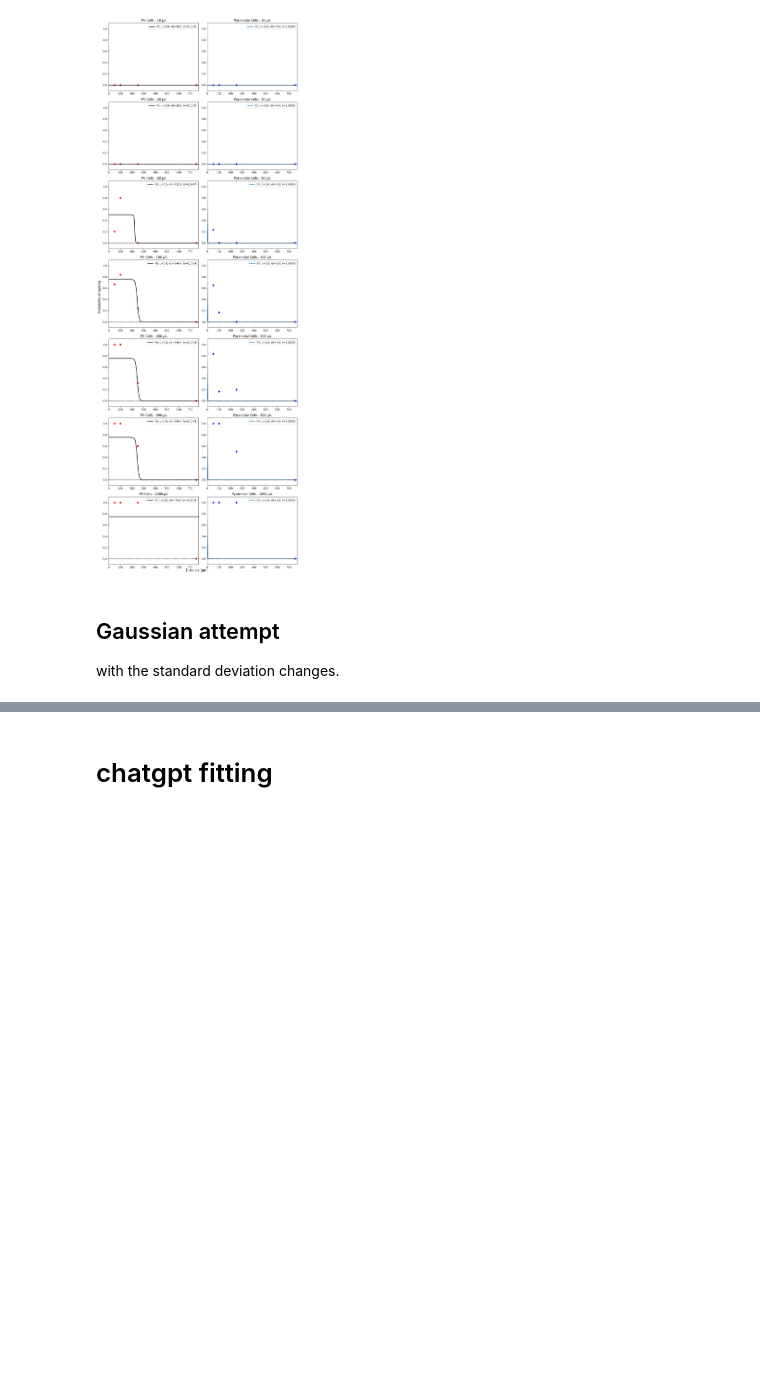
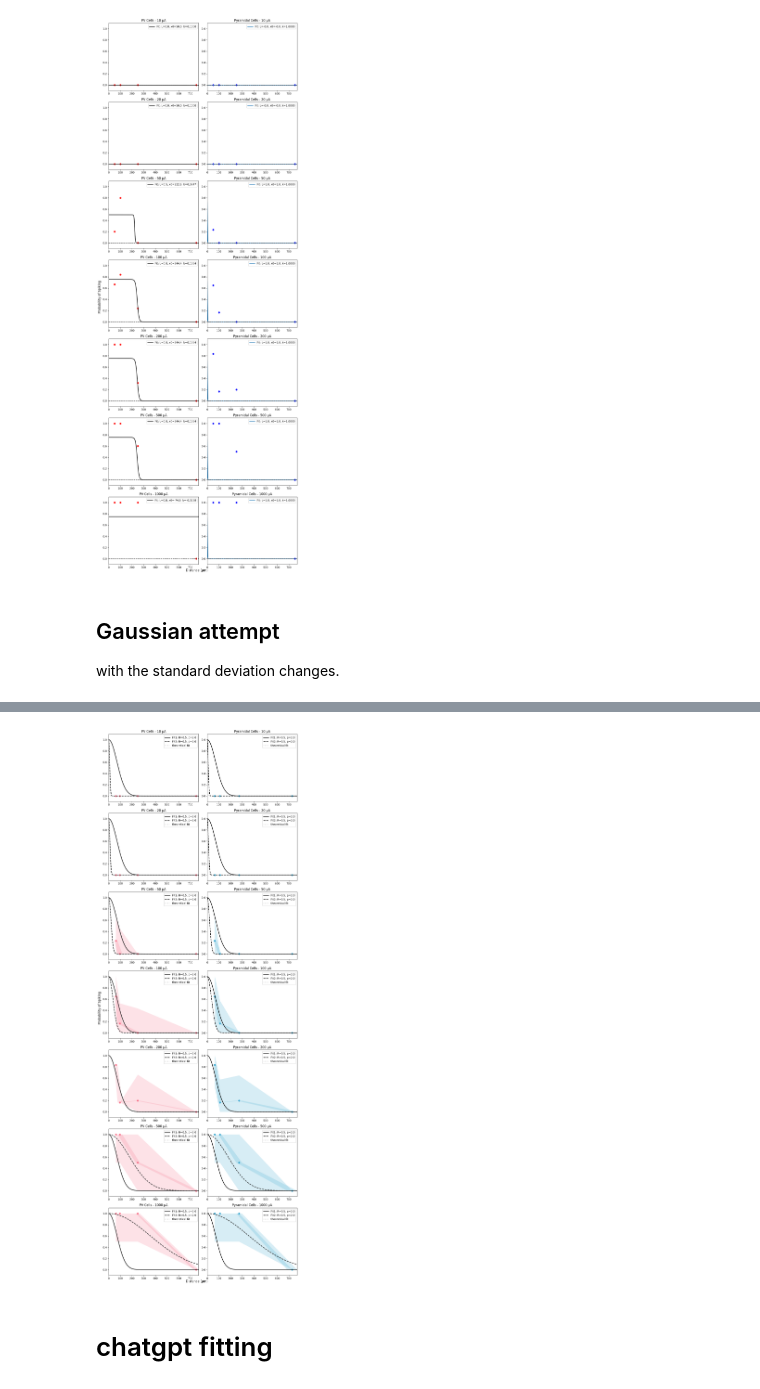
Before and after one commit to MaxPiatine/microstim, a Jupyter notebook: analysis/params.ipynb, the cells around one changed output, grey strips where cells are left out. Saved outputs shown, nothing was run; the diff lists cells and outputs as text; code cells hidden in the pictures; blank space fills up the shorter version.

```diff
--- a/analysis/params.ipynb
+++ b/analysis/params.ipynb
@@ -388,0 +433,16 @@ plt.show()
+# %%
+def gauss_fit1(I):
+    def model(x, R, p):
+        return np.exp(-x**2 / (100**2+(R * I)**(2/(p+2))))
+    return model
+
+def gauss1(x, I, R, p):
+    return np.exp(-x**2 / (100**2 +(R * I)**(2/(p+2))))
+
+def gauss_fit2(I):
+    def model(x, R, p):
+        return np.exp(-x**2 / (100+(R * I)**(p)))
+    return model
+
+def gauss2(x, I, R, p):
+    return np.exp(-x**2 / (100 +(R * I)**p))
@@ -389,3 +491,68 @@ plt.show()
+# %%
+fig, axes = plt.subplots(nrows=7, ncols=2, figsize=(11, 30))
+axes = axes.flatten()
+
+x_fit = np.linspace(0, 770, 500)
+count = 0
+for intensity in intensities:
+    ax = axes[count]
+
+    data = pv_data[intensity]
+    x, xerr, y, yerr = data["x"], data["xerr"], data["y"], data["yerr"]
+    y_low  = np.clip(y - yerr, 0, 1)
+    y_high = np.clip(y + yerr, 0, 1)
+    x_low = np.clip(x - xerr, 0, 800)
+    x_high = np.clip(x + xerr, 0, 800)
+    ax.scatter(x, y, color=palette[0])
+    ax.fill_between(x, y_low, y_high, color=palette[0], alpha=0.2, linewidth=0)
+    ax.fill_betweenx(y, x_low, x_high, color=palette[0], alpha=0.2, linewidth=0)
+
+    R1, p1 = pv_fits1[intensity][0], pv_fits1[intensity][1]
+    R2, p2 = pv_fits2[intensity][0], pv_fits2[intensity][1]
+
+    ax.plot(x_fit, gauss1(x_fit, intensity*1000, R1, p1), label=f"Fit1: R={R1:.1f}, p={p1:.1f}", linewidth=2, color="k")
+    ax.plot(x_fit, gauss2(x_fit, intensity*1000, R2, p2), label=f"Fit2: R={R2:.1f}, p={p2:.1f}", linewidth=2, color="k", linestyle='dashed')
+    ax.plot(x_fit, gauss(x_fit, intensity*1000, 0.5, 2), label=f"theoretical fit", linewidth=2, color="gray", alpha=0.5, linestyle='dotted')
+
+    ax.set_ylim(-0.1, 1.1)
+    ax.set_xlim(0, 770)
+    ax.set_title(f"PV Cells - {intensity*1000:.0f} μA")
+    ax.legend()
+
+    count += 1
+
+    ax = axes[count]
+
+    data = pyr_data[intensity]
+    x, xerr, y, yerr = data["x"], data["xerr"], data["y"], data["yerr"]
+    y_low  = np.clip(y - yerr, 0, 1)
+    y_high = np.clip(y + yerr, 0, 1)
+    x_low = np.clip(x - xerr, 0, 800)
+    x_high = np.clip(x + xerr, 0, 800)
+    ax.scatter(x, y, color=palette[5])
+    ax.fill_between(x, y_low, y_high, color=palette[5], alpha=0.2, linewidth=0)
+    ax.fill_betweenx(y, x_low, x_high, color=palette[5], alpha=0.2, linewidth=0)
+
+    R1, p1 = pyr_fits1[intensity][0], pyr_fits1[intensity][1]
+    R2, p2 = pyr_fits2[intensity][0], pyr_fits2[intensity][1]
+    ax.plot(x_fit, gauss1(x_fit, intensity*1000, R1, p1), label=f"Fit1: R={R1:.1f}, p={p1:.1f}", linewidth=2, color="k")
+    ax.plot(x_fit, gauss2(x_fit, intensity*1000, R2, p2), label=f"Fit2: R={R2:.1f}, p={p2:.1f}", linewidth=2, color="k", linestyle='dashed')
+    ax.plot(x_fit, gauss(x_fit, intensity*1000, 0.5, 2), label=f"theoretical fit", linewidth=2, color="gray", alpha=0.5, linestyle='dotted')
+
+    ax.set_ylim(-0.1, 1.1)
+    ax.set_xlim(0, 770)
+    ax.set_title(f"Pyramidal Cells - {intensity*1000:.0f} μA")
+    ax.legend()
+
+    count += 1
+
+fig.supylabel("Probability of Spiking")
+fig.supxlabel("Distance (μm)")
+fig.subplots_adjust(top=0.85)
+plt.tight_layout()
+plt.show()
+# %% [output]
+[figure, added]
 # %% [markdown]
 # chatgpt fitting
 # %%
```
Also changed, not shown: parts of 12 cells of this notebook, 4 other files.
